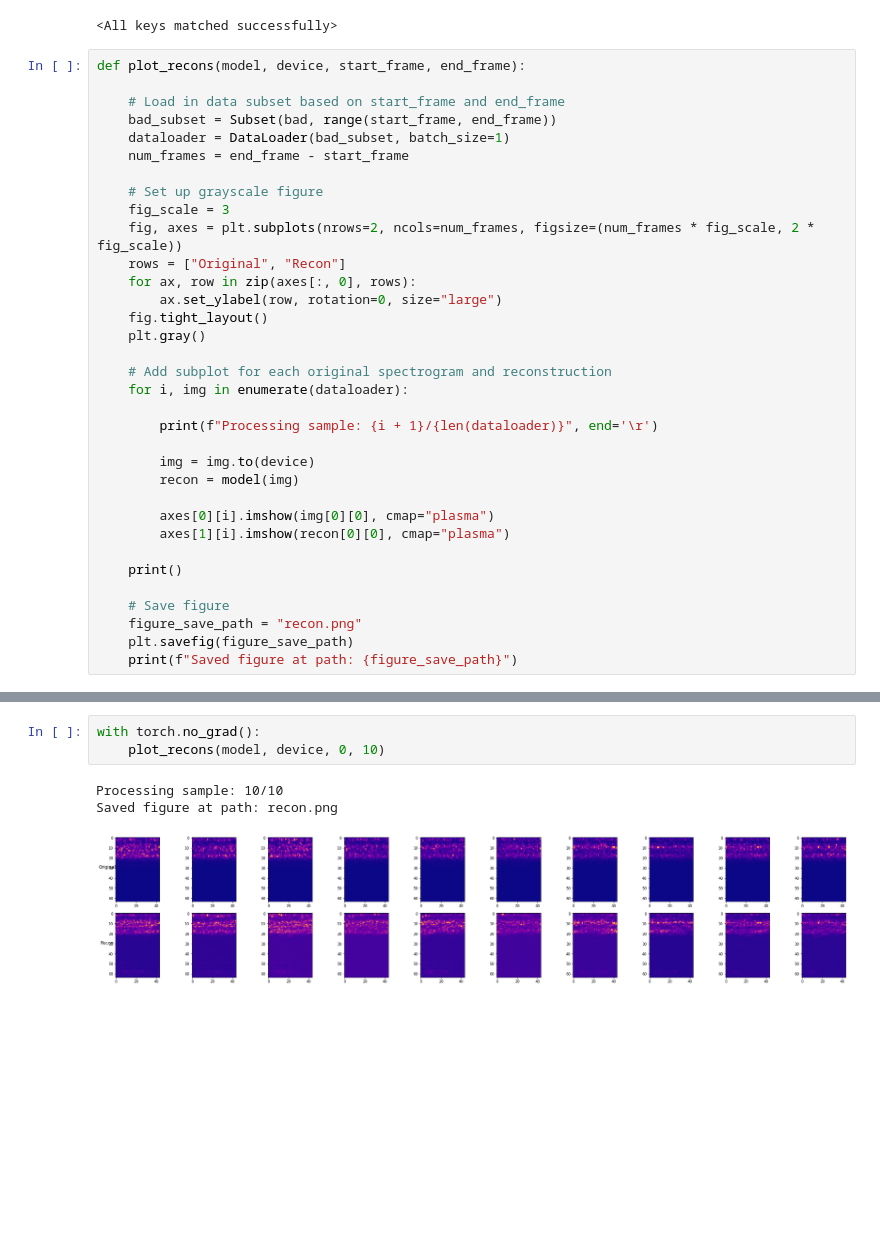
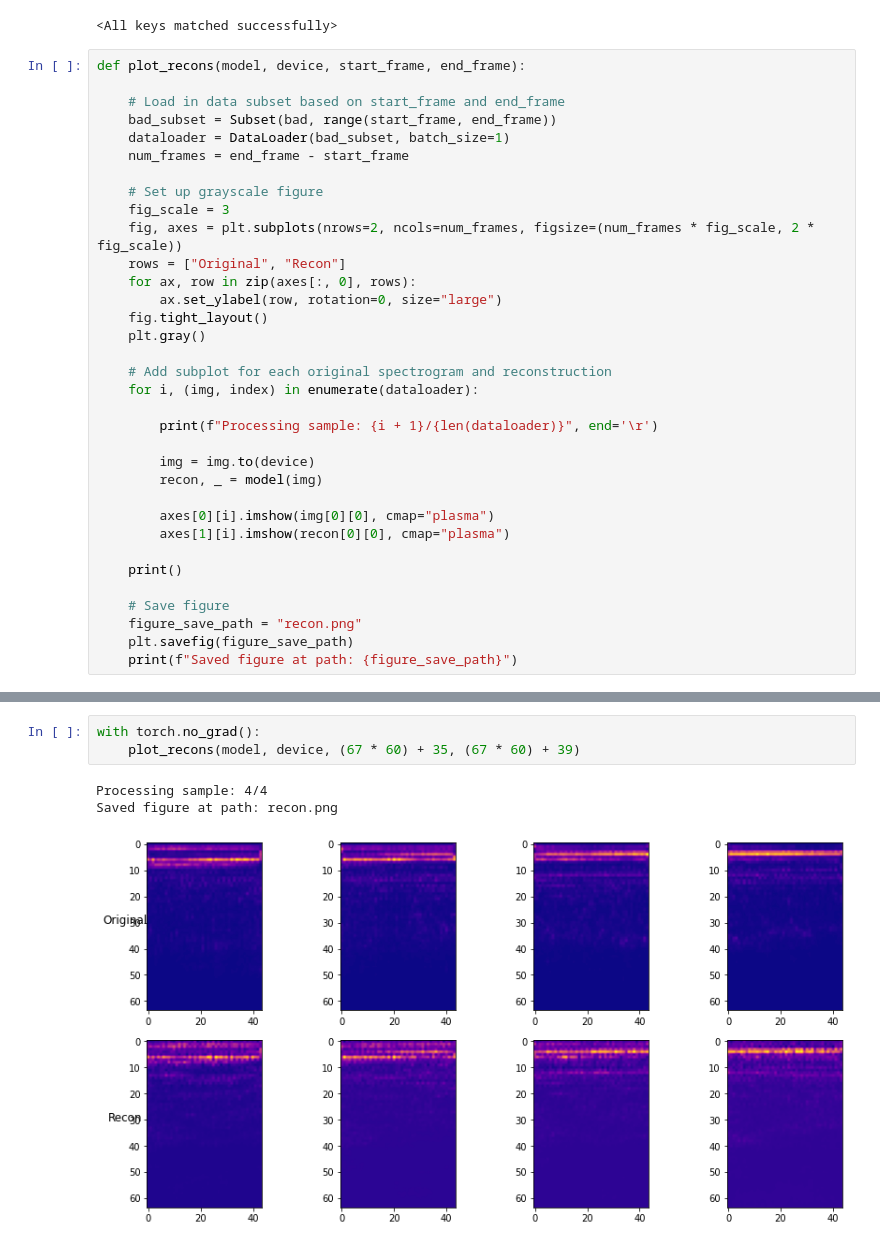
Before and after one commit to rajanisamir/anomaly_bird, a Jupyter notebook: ae_recon.ipynb, the cells around one changed output, grey strips where cells are left out. Cells and saved outputs as stored; diff of their text form; blank space fills up the shorter version.

Commit message:
updated reconstruction code

```diff
--- a/ae_recon.ipynb
+++ b/ae_recon.ipynb
@@ -54,12 +54,12 @@ def plot_recons(model, device, start_frame, end_frame):
     plt.gray()
 
     # Add subplot for each original spectrogram and reconstruction
-    for i, img in enumerate(dataloader):
+    for i, (img, index) in enumerate(dataloader):
 
         print(f"Processing sample: {i + 1}/{len(dataloader)}", end='\r')
 
         img = img.to(device)
-        recon = model(img)
+        recon, _ = model(img)
 
         axes[0][i].imshow(img[0][0], cmap="plasma")
         axes[1][i].imshow(recon[0][0], cmap="plasma")
@@ -168,10 +191,10 @@ Timestamp of maximum reconstruction error:  0:19:40
 # %%
 with torch.no_grad():
-    plot_recons(model, device, 0, 10)
+    plot_recons(model, device, (67 * 60) + 35, (67 * 60) + 39)
 # %% [output]
-Processing sample: 10/10
+Processing sample: 4/4
 Saved figure at path: recon.png
-[figure, old version]
+[figure, new version]
 # %%
 with torch.no_grad():
     save_audio(model, device, 509, 514)
```
Also changed, not shown: parts of 12 cells of this notebook, 4 other files.
